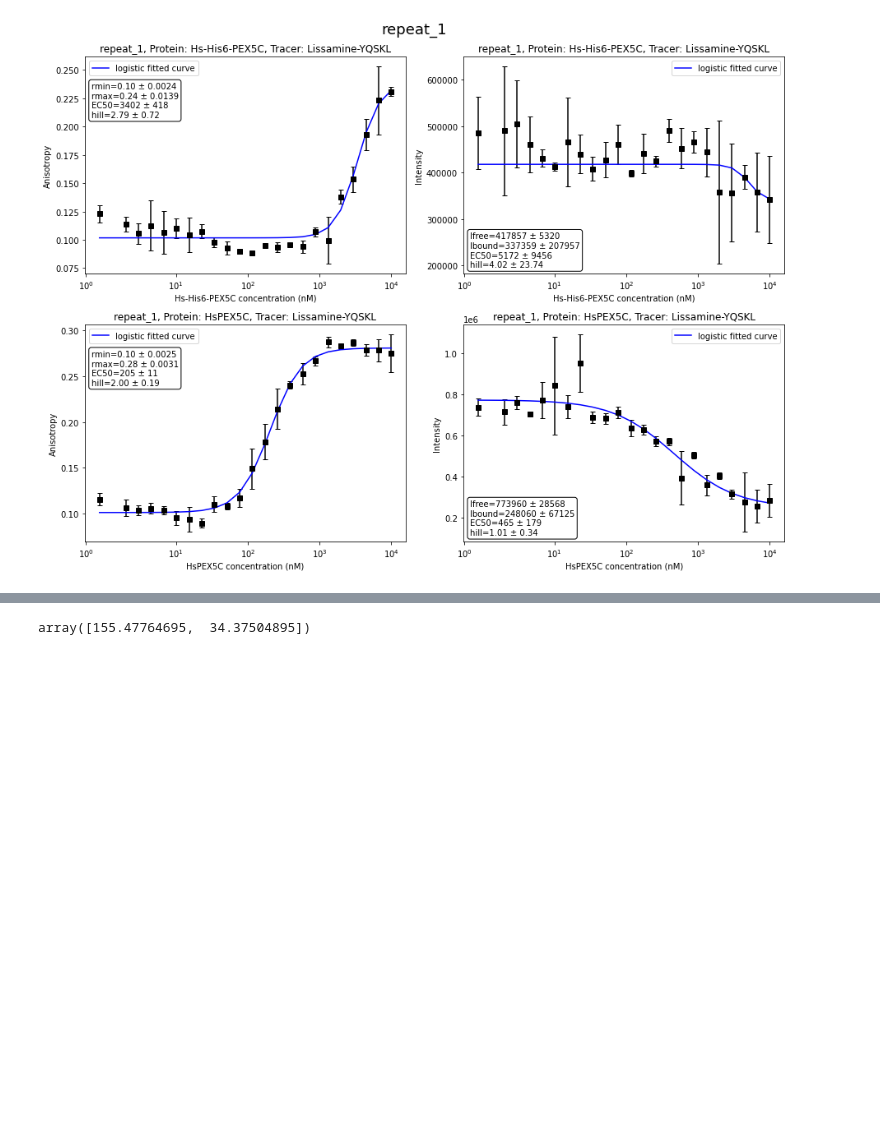
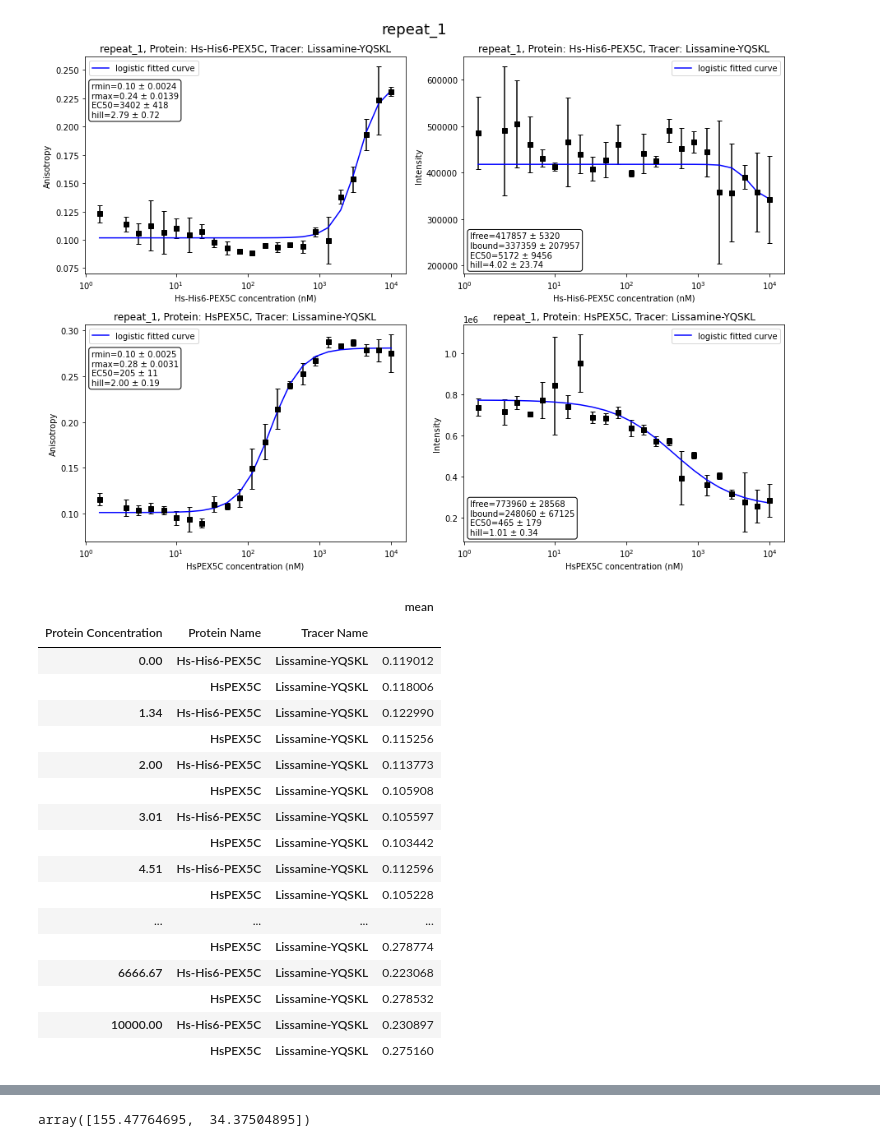
Before and after one commit to mariuszlas/Fluorescence-Anisotropy-Analysis-Development, a Jupyter notebook: fluorescenceanisotropy/fluores_anisotropy.ipynb, the cells around one changed output, grey strips where cells are left out. Cells and saved outputs as stored; diff of their text form; code cells hidden in the pictures; blank space fills up the shorter version.

```diff
--- a/fluorescenceanisotropy/fluores_anisotropy.ipynb
+++ b/fluorescenceanisotropy/fluores_anisotropy.ipynb
@@ -1056,3 +1088,31 @@ my_data1.plot_ani_all(err='std')
 [figure]
 # %%
 my_data1.calc_amountbound()
+# %%
+df = my_data1.new2
+drop = df.drop(['Valid', 'std', 'sem'], axis=1)
+# %%
+obj=drop.groupby(['Protein Concentration','Protein Name','Tracer Name'])
+# %%
+mean =obj.mean()
+# %%
+mean
+# %% [output]
+|  |  |  | mean |
+| Protein Concentration | Protein Name | Tracer Name |  |
+| 0.00 | Hs-His6-PEX5C | Lissamine-YQSKL | 0.119012 |
+|  | HsPEX5C | Lissamine-YQSKL | 0.118006 |
+| 1.34 | Hs-His6-PEX5C | Lissamine-YQSKL | 0.122990 |
+|  | HsPEX5C | Lissamine-YQSKL | 0.115256 |
+| 2.00 | Hs-His6-PEX5C | Lissamine-YQSKL | 0.113773 |
+|  | HsPEX5C | Lissamine-YQSKL | 0.105908 |
+| 3.01 | Hs-His6-PEX5C | Lissamine-YQSKL | 0.105597 |
+|  | HsPEX5C | Lissamine-YQSKL | 0.103442 |
+| 4.51 | Hs-His6-PEX5C | Lissamine-YQSKL | 0.112596 |
+|  | HsPEX5C | Lissamine-YQSKL | 0.105228 |
+| ... | ... | ... | ... |
+|  | HsPEX5C | Lissamine-YQSKL | 0.278774 |
+| 6666.67 | Hs-His6-PEX5C | Lissamine-YQSKL | 0.223068 |
+|  | HsPEX5C | Lissamine-YQSKL | 0.278532 |
+| 10000.00 | Hs-His6-PEX5C | Lissamine-YQSKL | 0.230897 |
+|  | HsPEX5C | Lissamine-YQSKL | 0.275160 |
```
Also changed, not shown: parts of 18 cells of this notebook.
